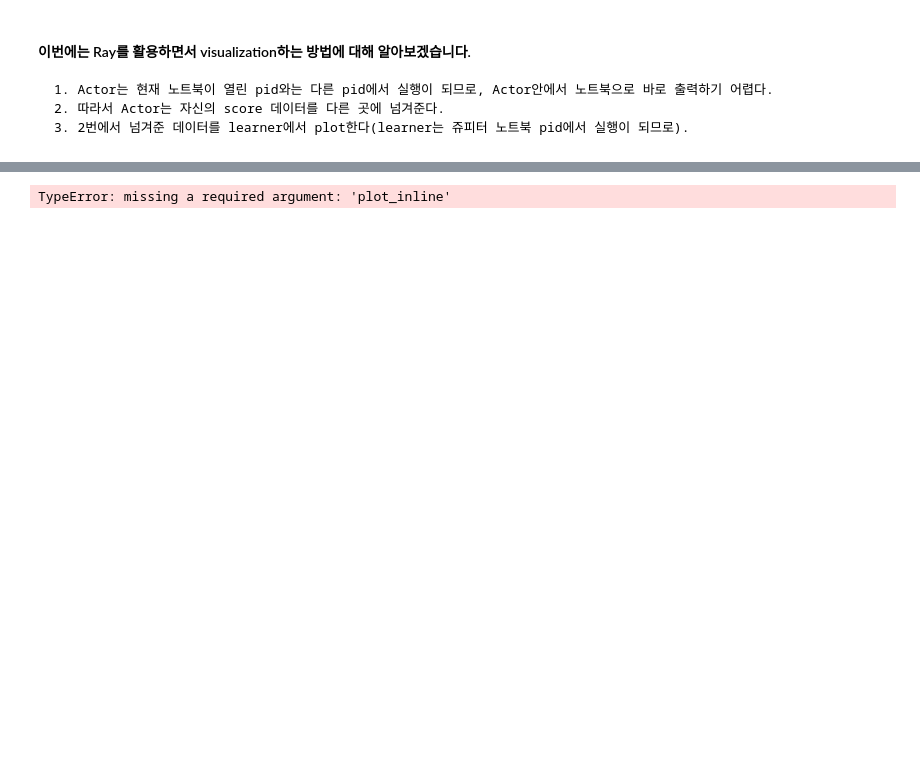
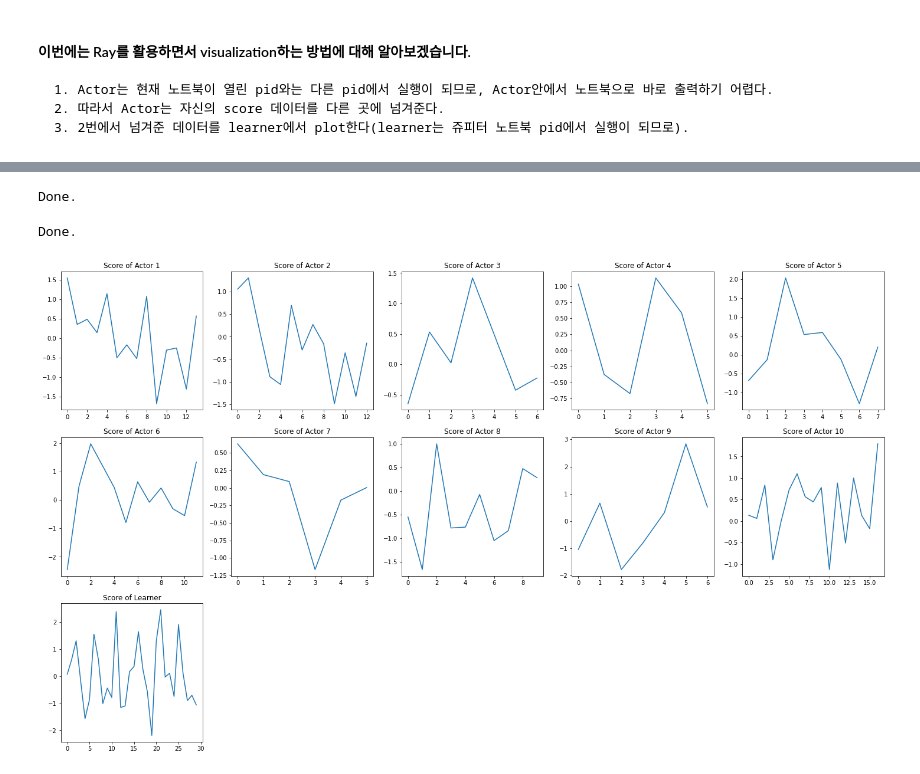
Before and after one commit to kyunghoon-jung/RL_implementation, a Jupyter notebook: Ray_tutorial/4. Visualization_with_Ray.ipynb, the cells around one changed output, grey strips where cells are left out. Saved outputs shown, nothing was run; the diff lists cells and outputs as text; code cells hidden in the pictures; blank space fills up the shorter version.

```diff
--- a/Ray_tutorial/4. Visualization_with_Ray.ipynb
+++ b/Ray_tutorial/4. Visualization_with_Ray.ipynb
@@ -75,10 +88,20 @@ class Learner:
         plt.show()
 # %%
 num_actors = 10
-plot_inline = Plot_inline.remote()
-actor = Actor.remote(num_actors, plot_inline)
+
+plot_util = Plot_inline.remote()
+actor = Actor.remote(num_actors, plot_util)
-# %% [output]
-TypeError: missing a required argument: 'plot_inline'
-# %%
-num_actors = 10
-Learner(plot_inline, num_actors)
+# %%
+print(ray.get(actor.gen_data.remote()))
+# %% [output]
+Done.
+# %%
+learner = Learner(plot_util, num_actors)
+# %%
+learner.train()
+# %% [output]
+Done.
+# %%
+learner.plot_inline()
+# %% [output]
+[figure, added]
```
Also changed, not shown: parts of 4 cells of this notebook, 1 other file.
